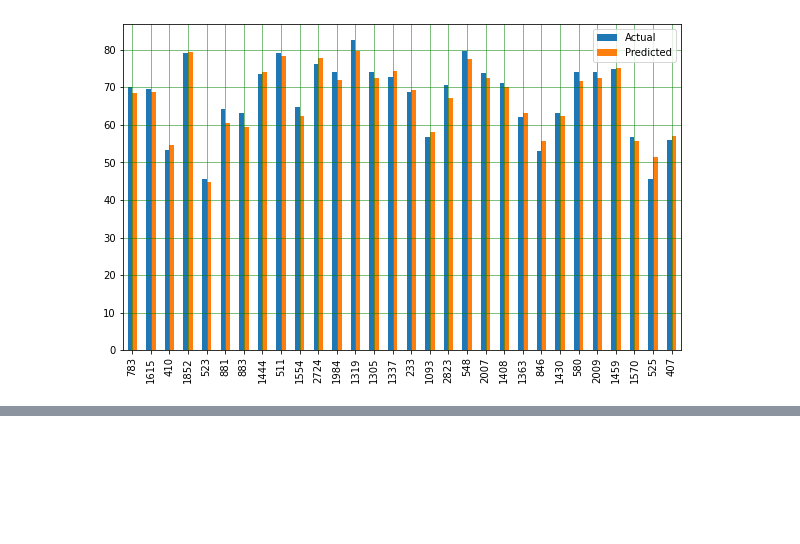
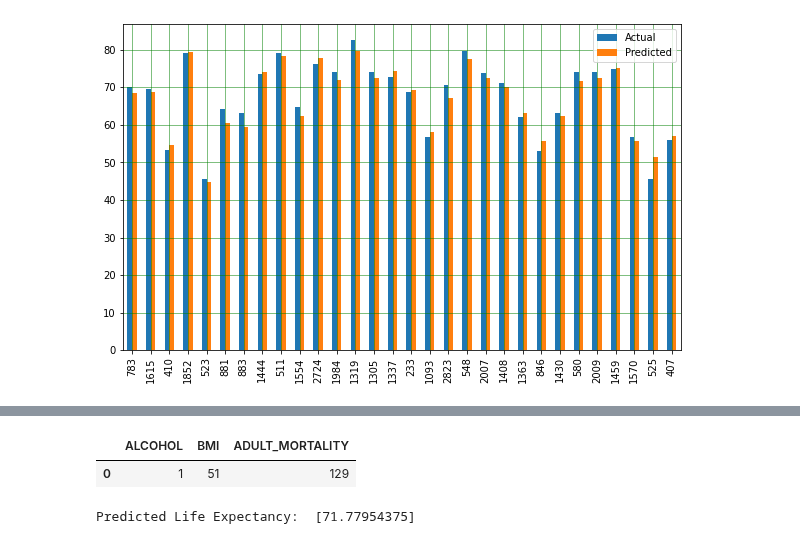
Before and after one commit to HoManCode/Group2-SIT307, a Jupyter notebook: Task 3/A3 Machine Learning.ipynb, the cells around one changed output, grey strips where cells are left out. Saved outputs shown, nothing was run; the diff lists cells and outputs as text; code cells hidden in the pictures; blank space fills up the shorter version.

Commit message:
feature(ANN): added prediction given values

```diff
--- a/Task 3/A3 Machine Learning.ipynb
+++ b/Task 3/A3 Machine Learning.ipynb
@@ -244,0 +287,14 @@ plt.show()
+# %%
+# initialize predict data
+
+# here we're getting a life expectancy prediction for the given values
+data = [[1, 51, 129]]
+
+# Create the pandas DataFrame
+df = pd.DataFrame(data, columns = [["ALCOHOL", 'BMI', 'ADULT_MORTALITY']])
+
+# print dataframe.
+df
+# %% [output]
+|  | ALCOHOL | BMI | ADULT_MORTALITY |
+| 0 | 1 | 51 | 129 |
@@ -244,0 +304,21 @@ plt.show()
+# %%
+# fit standardised features
+scaler = sc.fit(z)
+
+# transform train and test data
+z_scaled = scaler.transform(z)
+
+x_array = x.to_numpy()
+
+mlp2 = MLPRegressor(hidden_layer_sizes=(250),
+                   max_iter = 100000,
+                    batch_size='auto',
+                   activation = 'relu',
+                   solver = 'adam').fit(x_array[:,:-1], x_array[:,-1])
+
+predict_result = mlp2.predict(z_scaled)
+
+# print prediction
+print("Predicted Life Expectancy: ", predict_result)
+# %% [output]
+Predicted Life Expectancy:  [71.77954375]
```
Also changed, not shown: parts of 12 cells of this notebook.
